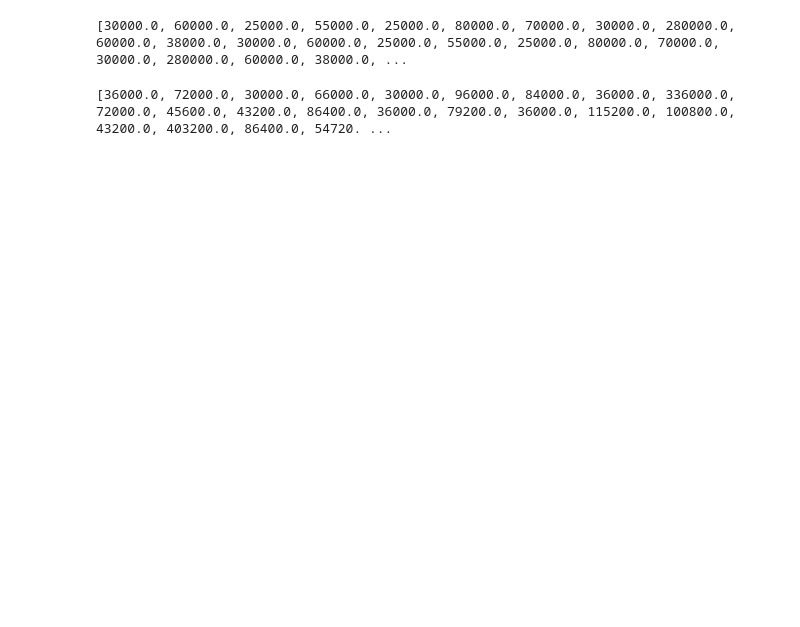
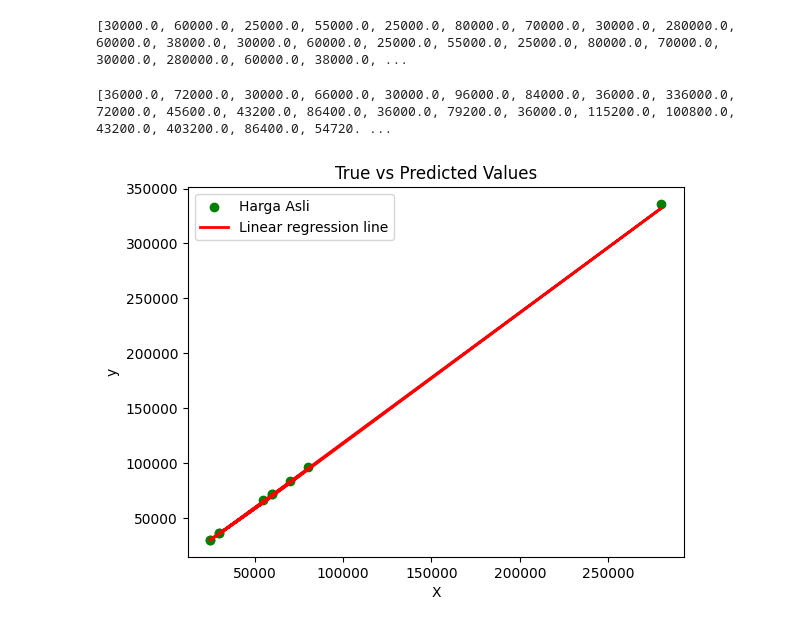
Before and after one commit to Bloomy-Bangkit/bloomy-price-predictor, a Jupyter notebook: pricepredictor_mix.ipynb, the cells around one changed output. Cells and saved outputs as stored; diff of their text form; code cells hidden in the pictures; blank space fills up the shorter version.

Commit message:
Adding some visualization for both models

```diff
--- a/pricepredictor_mix.ipynb
+++ b/pricepredictor_mix.ipynb
@@ -256,3 +278,15 @@ for array in arr_price :
 print(arr_price2)
 # %% [output]
 [36000.0, 72000.0, 30000.0, 66000.0, 30000.0, 96000.0, 84000.0, 36000.0, 336000.0, 72000.0, 45600.0, 43200.0, 86400.0, 36000.0, 79200.0, 36000.0, 115200.0, 100800.0, 43200.0, 403200.0, 86400.0, 54720. ...
+# %%
+xt = X.T
+y_pred_humu = model_using_huber.predict(X)
+plt.scatter(arr2[:10], arr_price2[:10], color='green', label='Harga Asli')
+plt.plot(arr2[:10], scaler2.inverse_transform(y_pred_humu[:10]), color='red', linewidth=2, label='Linear regression line')
+plt.xlabel('X')
+plt.ylabel('y')
+plt.legend()
+plt.title('True vs Predicted Values')
+plt.show()
+# %% [output]
+[figure, added]
```
Also changed, not shown: parts of 27 cells of this notebook.
